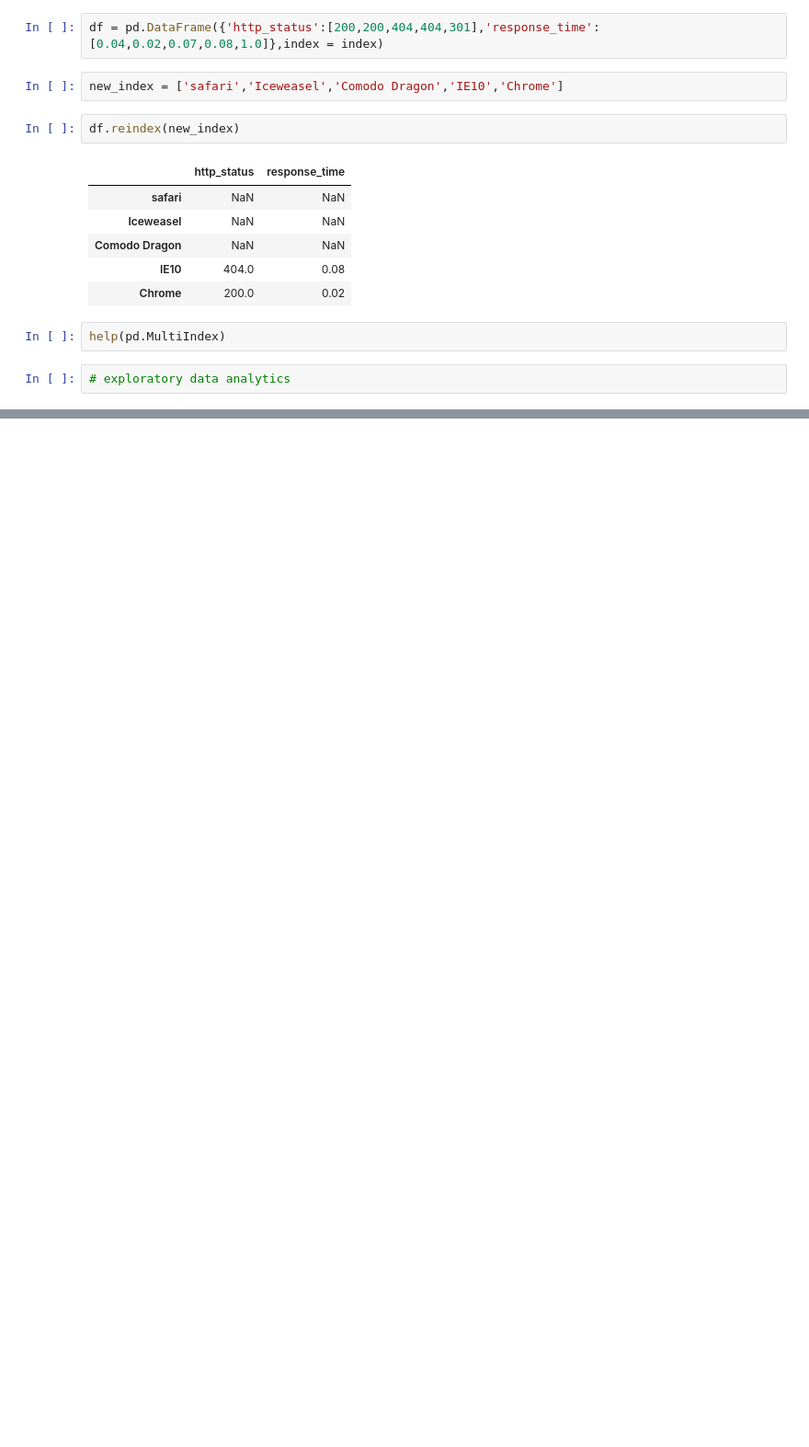
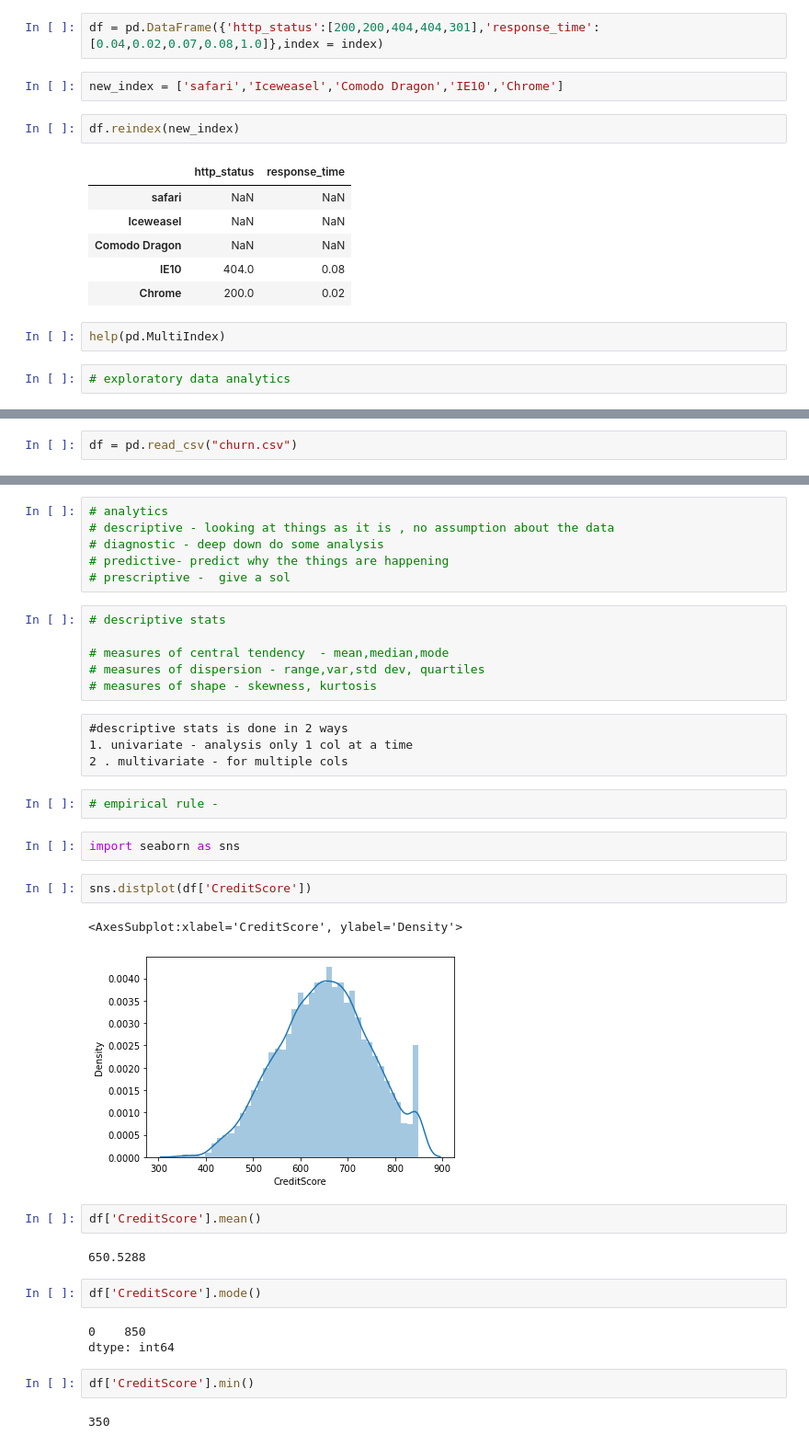
Before and after one commit to dharani963-reddy/epam_6651, a Jupyter notebook: PYTHON BASICS.ipynb, the cells around one changed output, grey strips where cells are left out. Shown: that part at 92% size. Cells and saved outputs as stored; diff of their text form; blank space fills up the shorter version.

```diff
--- a/PYTHON BASICS.ipynb
+++ b/PYTHON BASICS.ipynb
@@ -1137,0 +1120,2 @@ help(pd.MultiIndex)
+# %%
+df = pd.read_csv("churn.csv")
@@ -1137,0 +1159,38 @@ help(pd.MultiIndex)
+# %%
+# analytics
+# descriptive - looking at things as it is , no assumption about the data
+# diagnostic - deep down do some analysis
+# predictive- predict why the things are happening
+# prescriptive -  give a sol
+# %%
+# descriptive stats
+
+# measures of central tendency  - mean,median,mode
+# measures of dispersion - range,var,std dev, quartiles
+# measures of shape - skewness, kurtosis
+# %% [raw]
+#descriptive stats is done in 2 ways
+1. univariate - analysis only 1 col at a time
+2 . multivariate - for multiple cols
+# %%
+# empirical rule -
+# %%
+import seaborn as sns
+# %%
+sns.distplot(df['CreditScore'])
+# %% [output]
+<AxesSubplot:xlabel='CreditScore', ylabel='Density'>
+[figure, added]
+# %%
+df['CreditScore'].mean()
+# %% [output]
+650.5288
+# %%
+df['CreditScore'].mode()
+# %% [output]
+0    850
+dtype: int64
+# %%
+df['CreditScore'].min()
+# %% [output]
+350
```
Also changed, not shown: parts of 82 cells of this notebook.
